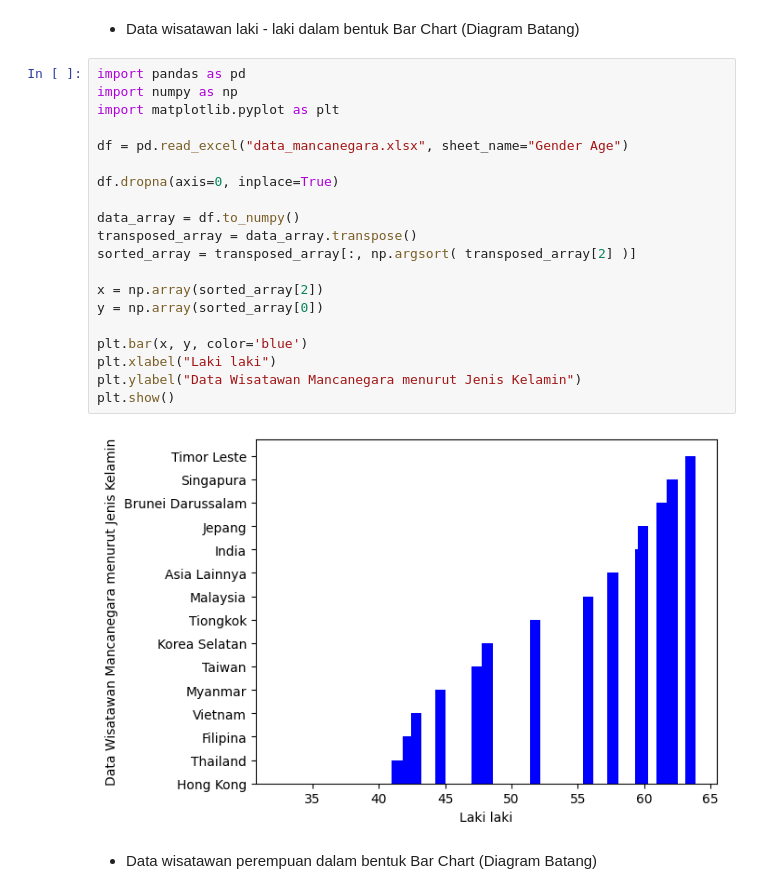
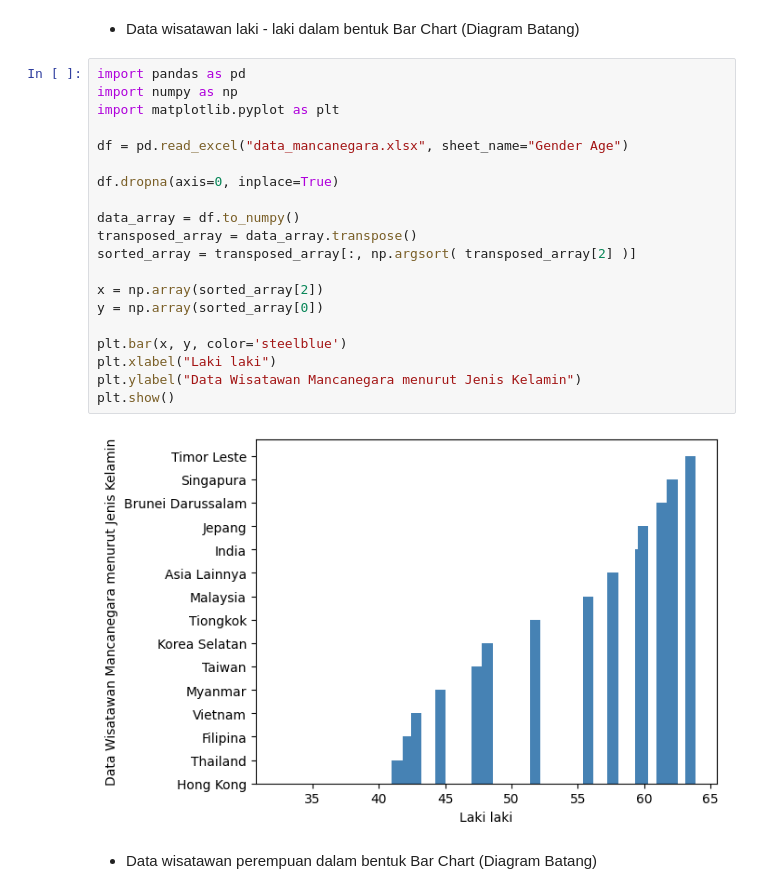
Before and after one commit to VinnyLinda20/TugasSesi4-DataWrangling, a Jupyter notebook: sesi4_datawrangling.ipynb, the cells around one changed output. Saved outputs shown, nothing was run; the diff lists cells and outputs as text.

```diff
--- a/sesi4_datawrangling.ipynb
+++ b/sesi4_datawrangling.ipynb
@@ -80,25 +109,25 @@ Descriptive Analysis
 # %%
 import pandas as pd
 import numpy as np
 import matplotlib.pyplot as plt
 
 df = pd.read_excel("data_mancanegara.xlsx", sheet_name="Gender Age")
 
 df.dropna(axis=0, inplace=True)
 
 data_array = df.to_numpy()
 transposed_array = data_array.transpose()
 sorted_array = transposed_array[:, np.argsort( transposed_array[2] )]
 
 x = np.array(sorted_array[2])
 y = np.array(sorted_array[0])
 
-plt.bar(x, y, color='blue')
+plt.bar(x, y, color='steelblue')
 plt.xlabel("Laki laki")
 plt.ylabel("Data Wisatawan Mancanegara menurut Jenis Kelamin")
 plt.show()
 # %% [output]
-[figure, old version]
+[figure, new version]
 # %% [markdown]
 - Data wisatawan perempuan dalam bentuk Bar Chart (Diagram Batang)
 # %%
```
Also changed, not shown: parts of 3 cells of this notebook.
